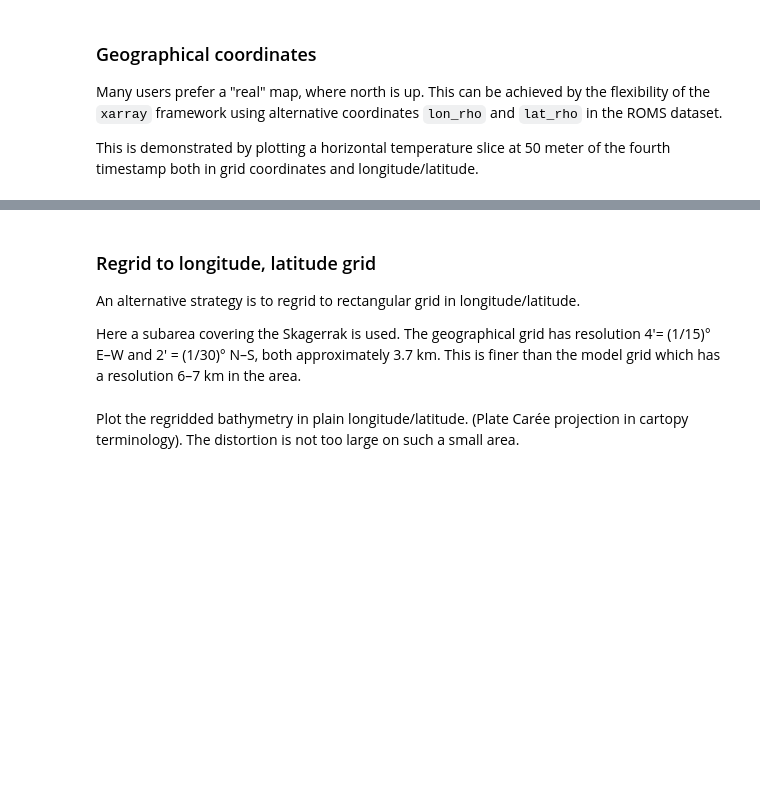
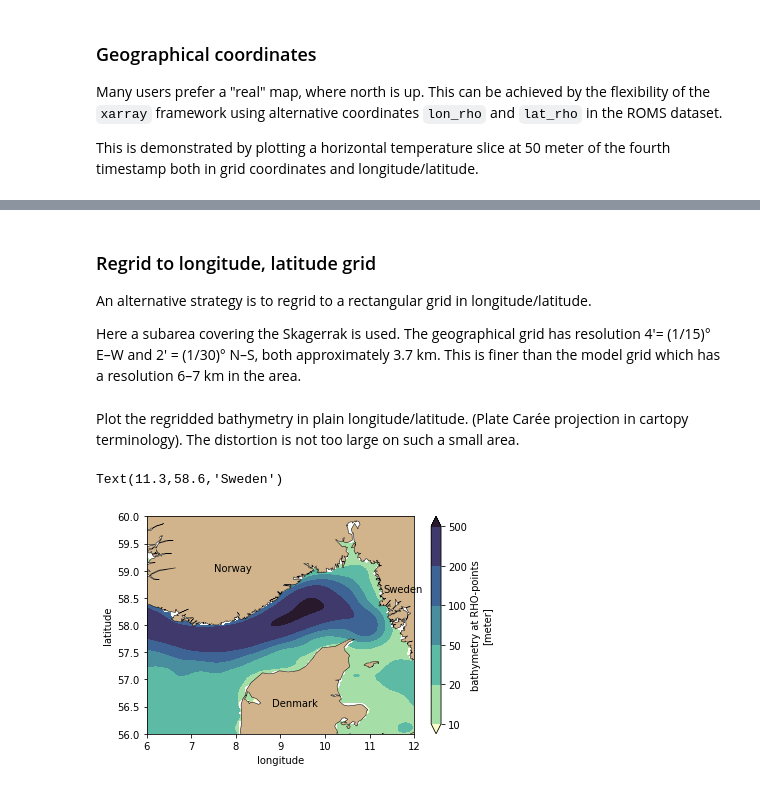
Before and after one commit to bjornaa/xroms0, a Jupyter notebook: examples/geography.ipynb, the cells around one changed output, grey strips where cells are left out. Cells and saved outputs as stored; diff of their text form; code cells hidden in the pictures; blank space fills up the shorter version.

```diff
--- a/examples/geography.ipynb
+++ b/examples/geography.ipynb
@@ -81,18 +79,17 @@ if not os.path.isfile('coast_xy.npy'):
     xy = []
     for p in np.load(coastfile):
         px, py = xroms.ll2xy(A, *p)
-        xy.append((px, py))
-
-    # Adjustment for lower left corner
-    px, py = xy[0]
-    px[0] = 0
-    py[0] = 0
-    # Remove outside points
-    V = []
-    for px, py in xy:
+        # Clean up points outside the domain
         px = px[~np.isnan(px)]
         py = py[~np.isnan(py)]
-        V.append((px, py))
+        if len(px) > 0:
+            xy.append((px, py))
+
+    # Adjustment for lower left corner to make fill come out right
+    px, py = xy[0]
+    px = np.concatenate(([0], px))
+    py = np.concatenate(([0], py))
+    xy[0] = (px, py)
 
     # Save the coastline in grid coordinates
     np.save('coast_xy.npy', xy)
@@ -169,7 +160,7 @@ axes[1].axis([-11, 11, 50, 65]);
 # %% [markdown]
 ### Regrid to longitude, latitude grid
 
-An alternative strategy is to regrid to rectangular grid in longitude/latitude.
+An alternative strategy is to regrid to a rectangular grid in longitude/latitude.
 
 Here a subarea covering the Skagerrak is used. The geographical grid has resolution
 4′= (1/15)° E–W and 2′ = (1/30)° N–S, both approximately 3.7 km. This is finer than
@@ -203,9 +194,17 @@ The distortion is not too large on such a small area.
 # %%
 HB = B.h.where(B.mask_rho > 0.5)
 levels = [10, 20, 50, 100, 200, 500]
 coast_polygons = np.load('coast.npy')
 
 plt.figure()
-HB.plot(levels=levels, cmap=cmo.deep)
+HB.plot.contourf(levels=levels, cmap=cmo.deep)
 for p in coast_polygons:
     plt.fill(*p, facecolor='Tan', edgecolor='Black', lw=0.5)
+
+# Add some annotations
+plt.text( 7.5, 59,   'Norway')
+plt.text( 8.8, 56.5, 'Denmark')
+plt.text(11.3, 58.6, 'Sweden')
+# %% [output]
+Text(11.3,58.6,'Sweden')
+[figure, added]
```
Also changed, not shown: parts of 5 cells of this notebook, 4 other files.
